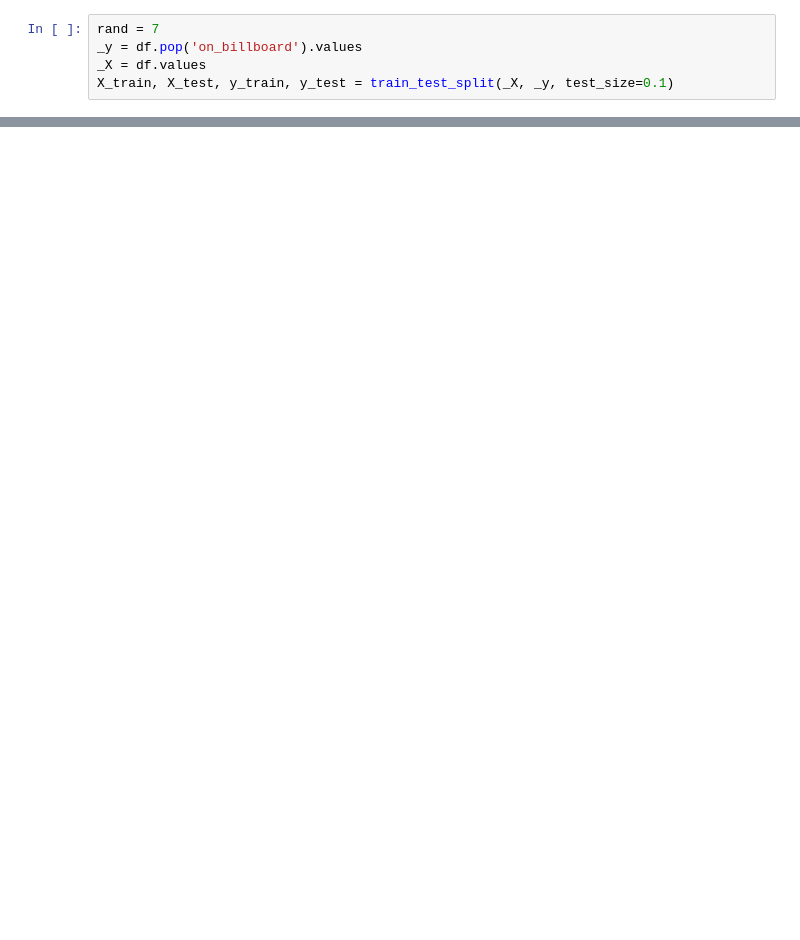
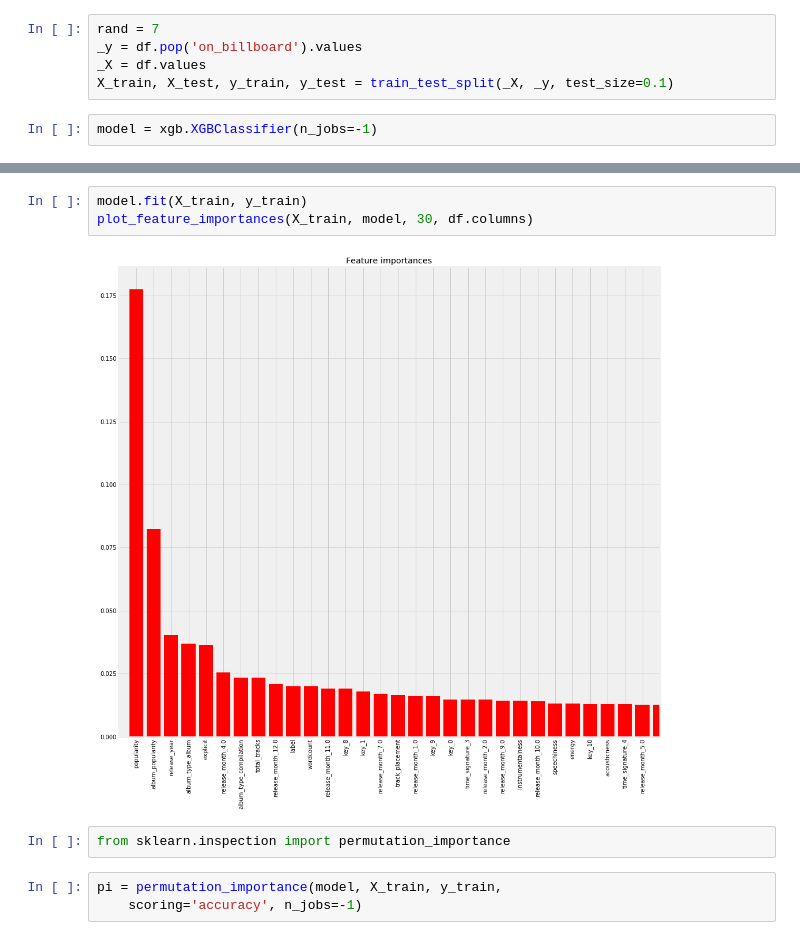
Before and after one commit to Greenford/billboard, a Jupyter notebook: models.ipynb, the cells around one changed output, grey strips where cells are left out. Saved outputs shown, nothing was run; the diff lists cells and outputs as text; blank space fills up the shorter version.

```diff
--- a/models.ipynb
+++ b/models.ipynb
@@ -133,4 +161,6 @@ rand = 7
 _y = df.pop('on_billboard').values
 _X = df.values
 X_train, X_test, y_train, y_test = train_test_split(_X, _y, test_size=0.1)
+# %%
+model = xgb.XGBClassifier(n_jobs=-1)
 # %%
@@ -148,0 +177,10 @@ present_cv(cv)
+# %%
+model.fit(X_train, y_train)
+plot_feature_importances(X_train, model, 30, df.columns)
+# %% [output]
+[figure, added]
+# %%
+from sklearn.inspection import permutation_importance
+# %%
+pi = permutation_importance(model, X_train, y_train,
+    scoring='accuracy', n_jobs=-1)
```
Also changed, not shown: parts of 25 cells of this notebook, 2 other files.
